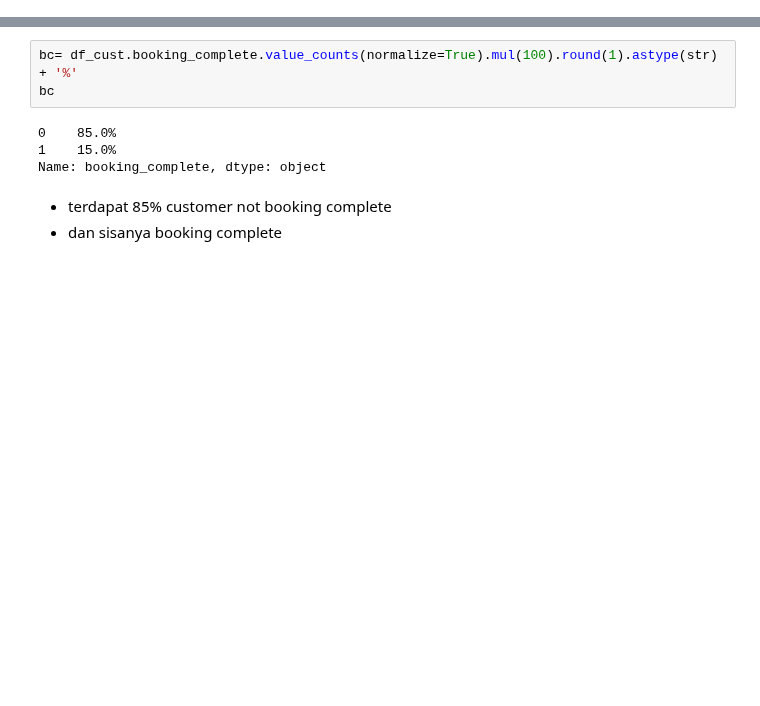
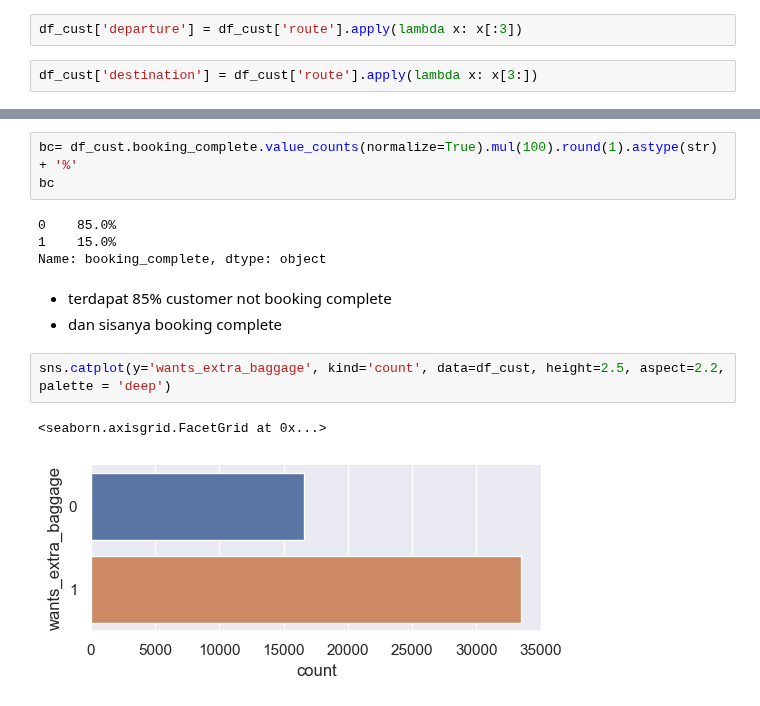
Before and after one commit to kintan-pitaloka/BACustomerBehaviour, a Jupyter notebook: PredictingCustomersBehaviour.ipynb, the cells around one changed output, grey strips where cells are left out. Drawn from its saved outputs; the diff is of its cells as text; blank space fills up the shorter version.

```diff
--- a/PredictingCustomersBehaviour.ipynb
+++ b/PredictingCustomersBehaviour.ipynb
@@ -327,3 +327,7 @@ ICN - SIN
 DMK - KIX
 
 - future plan > change with other option except the 5 first
+# %%
+df_cust['departure'] = df_cust['route'].apply(lambda x: x[:3])
+# %%
+df_cust['destination'] = df_cust['route'].apply(lambda x: x[3:])
@@ -446,3 +554,8 @@ Name: booking_complete, dtype: object
 # %% [markdown]
 - terdapat 85% customer not booking complete
 - dan sisanya booking complete
+# %%
+sns.catplot(y='wants_extra_baggage', kind='count', data=df_cust, height=2.5, aspect=2.2, palette = 'deep')
+# %% [output]
+<seaborn.axisgrid.FacetGrid at 0x...>
+[figure, added]
```
Also changed, not shown: parts of 59 cells of this notebook.
